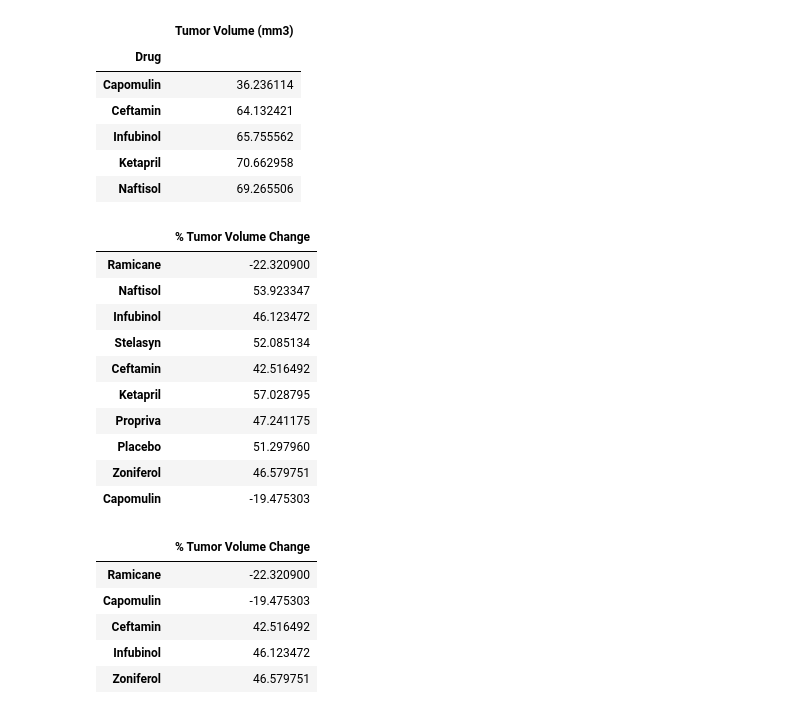
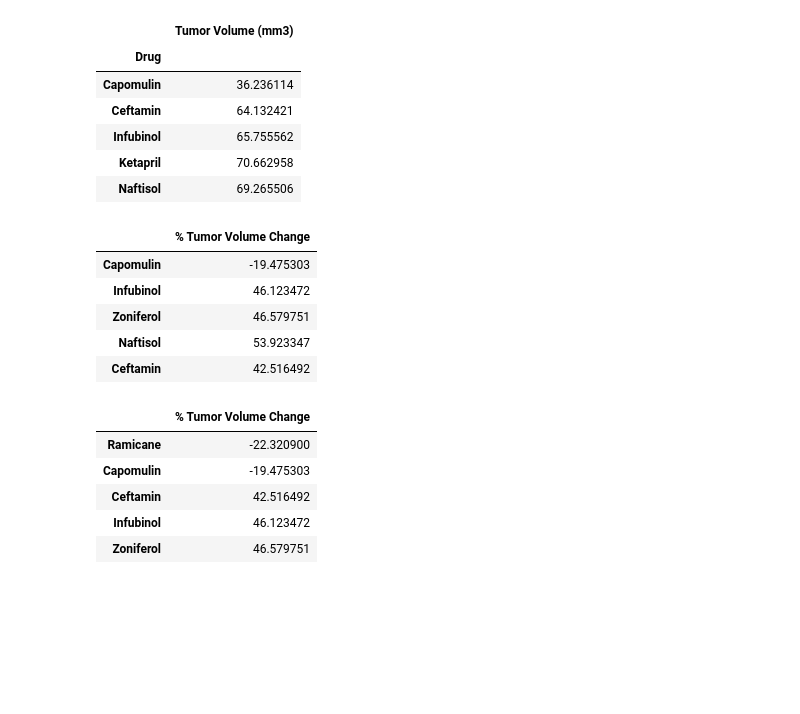
Before and after one commit to daddyjab/PythonAssignments, a Jupyter notebook: Pymaceuticals/pymaceuticals_starter-jb.ipynb, the cells around one changed output. Drawn from its saved outputs; the diff is of its cells as text; code cells hidden in the pictures; blank space fills up the shorter version.

```diff
--- a/Pymaceuticals/pymaceuticals_starter-jb.ipynb
+++ b/Pymaceuticals/pymaceuticals_starter-jb.ipynb
@@ -462,20 +471,15 @@ end_val_df.head()
 # %%
 # Calculate the % Tumor Volume Change
 # end_val_df['Tumor Volume (mm3)'] - start_val_df['Tumor Volume (mm3)']
 chg_df['% Tumor Volume Change'] = 100.0 * ( end_val_df - start_val_df ) / start_val_df
-chg_df
+chg_df.head()
 # %% [output]
 |  | % Tumor Volume Change |
-| Ramicane | -22.320900 |
+| Capomulin | -19.475303 |
+| Infubinol | 46.123472 |
+| Zoniferol | 46.579751 |
 | Naftisol | 53.923347 |
-| Infubinol | 46.123472 |
-| Stelasyn | 52.085134 |
 | Ceftamin | 42.516492 |
-| Ketapril | 57.028795 |
-| Propriva | 47.241175 |
-| Placebo | 51.297960 |
-| Zoniferol | 46.579751 |
-| Capomulin | -19.475303 |
 # %%
 # Sort the results from low-to-high by % Tumor Volume Change
 chg_df.sort_values(['% Tumor Volume Change'], inplace=True)
```
Also changed, not shown: parts of 15 cells of this notebook, 4 other files.
